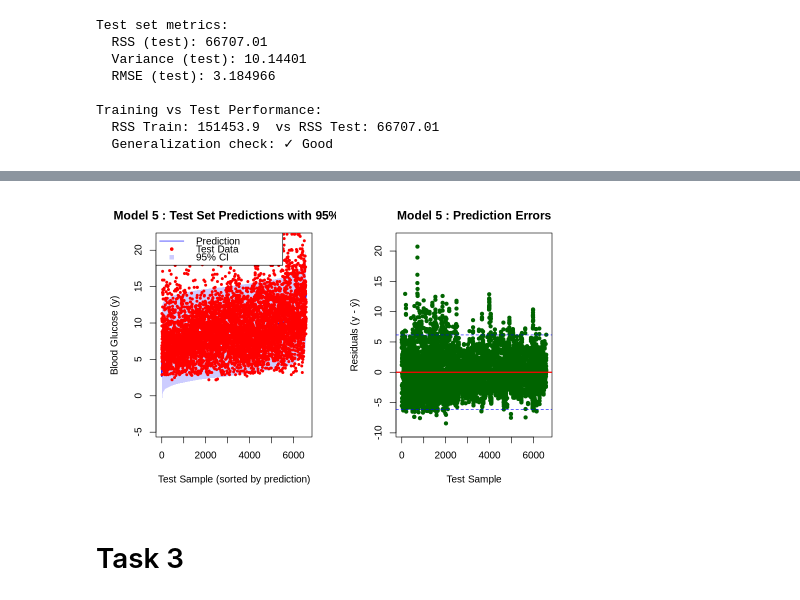
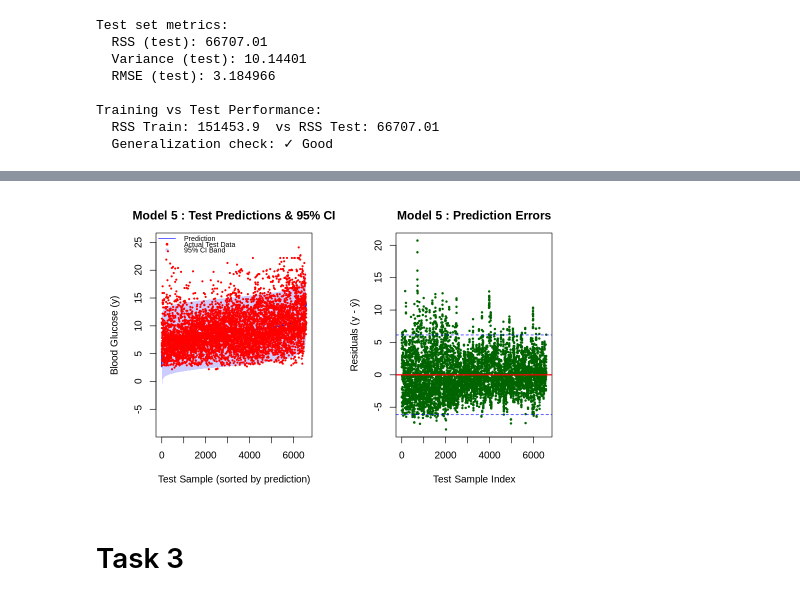
Before and after one commit to Rbimochan/Modeling-blood-glucose-, a Jupyter notebook: R-code/FINAL-Project.ipynb, the cells around one changed output, grey strips where cells are left out. Cells and saved outputs as stored; diff of their text form; code cells hidden in the pictures.

```diff
--- a/R-code/FINAL-Project.ipynb
+++ b/R-code/FINAL-Project.ipynb
@@ -468,39 +541,37 @@ Variables created: y_pred_1..5 and residuals_1..5
 # ==============================================================================
 
 # --- 1. Calculate RSS ---
-# We calculate RSS for each model and store in a vector.
-# Also assigning to individual variables (RSS_1, RSS_2...) as requested.
-rss_values <- numeric(length(models))
+# Using 'analysis_collection' as defined in previous cells
+rss_values <- numeric(length(analysis_collection))
 
-for (i in seq_along(models)) {
+for (i in seq_along(analysis_collection)) {
   # Calculate RSS: Sum of squared residuals
-  current_rss <- sum(residuals(models[[i]])^2)
+  current_rss <- sum(residuals(analysis_collection[[i]])^2)
   rss_values[i] <- current_rss
 
-  # Backward compatibility variables
+  # Backward compatibility variables (RSS_1, RSS_2, etc.)
   assign(paste0("RSS_", i), current_rss)
 }
 
 # --- 2. Display RSS Results ---
 cat("\n--- Residual Sum of Squares (RSS) ---\n")
 for (i in seq_along(rss_values)) {
-  # Improve readability with comma separation for large numbers
   formatted_rss <- format(rss_values[i], scientific = TRUE, big.mark = ",")
   cat(sprintf("RSS for Model %d: %s\n", i, formatted_rss))
 }
 
 # --- 3. Visualize RSS Comparison ---
 options(repr.plot.width = 8, repr.plot.height = 5)
-barplot(rss_values,
+bp <- barplot(rss_values,
         names.arg = paste("Model", 1:5),
         main = "RSS Comparison (Lower is Better)",
         ylab = "Residual Sum of Squares",
         col = "#69b3a2",
         border = NA,
-        ylim = c(0, max(rss_values) * 1.1)) # Add headroom for labels
+        ylim = c(0, max(rss_values) * 1.2))
 
 # Add value labels on top of bars for clarity
-text(x = seq(0.7, 5.5, length.out = 5),
+text(x = bp,
      y = rss_values,
      labels = round(rss_values, 0),
      pos = 3,
@@ -1019,43 +1154,53 @@ Coverage percentage: 94.997 %
 # %%
+# ==============================================================================
+# SECTION 2.9.4: FINAL VISUAL VALIDATION (ACTUAL VS. PREDICTED)
+# ==============================================================================
+
+# Set plotting layout: side-by-side plots
 par(mfrow=c(1, 2), mar=c(5, 5, 3, 2))
 
+# 1. Prepare sorted data for a cleaner visualization
 sort_idx <- order(y_pred_test)
 y_pred_sorted <- y_pred_test[sort_idx]
-y_test_sorted <- y_test[sort_idx]
-CI_lower_sorted <- CI_lower[sort_idx]
-CI_upper_sorted <- CI_upper[sort_idx]
+y_actual_sorted <- y_test_vec[sort_idx]  # Fixed variable name
+CI_inf_sorted <- CI_lower[sort_idx]
+CI_sup_sorted <- CI_upper[sort_idx]
 
+# --- PLOT 1: Prediction & 95% CI ---
 plot(1:length(y_pred_sorted), y_pred_sorted,
      type='l', col='blue', lwd=2,
-     main=paste('Model', recommended_model, ': Test Set Predictions with 95% CI'),
+     main=paste('Model', final_model_id, ': Test Predictions & 95% CI'),
      xlab='Test Sample (sorted by prediction)',
      ylab='Blood Glucose (y)',
-     ylim=c(min(CI_lower_sorted)-1, max(CI_upper_sorted)+1))
+     ylim=c(min(CI_inf_sorted)-5, max(CI_sup_sorted)+5))
 
+# Draw the Confidence Interval band
 polygon(c(1:length(y_pred_sorted), length(y_pred_sorted):1),
-        c(CI_lower_sorted, rev(CI_upper_sorted)),
+        c(CI_inf_sorted, rev(CI_sup_sorted)),
         col=rgb(0, 0, 1, 0.2), border=NA)
 
-points(1:length(y_test_sorted), y_test_sorted, col='red', pch=20, cex=0.8)
+# Add actual test data points
+points(1:length(y_actual_sorted), y_actual_sorted, col='red', pch=20, cex=0.5)
 
-legend('topleft', c('Prediction', 'Test Data', '95% CI'),
+legend('topleft', c('Prediction', 'Actual Test Data', '95% CI Band'),
        col=c('blue', 'red', rgb(0, 0, 1, 0.2)),
-       lty=c(1, NA, NA), pch=c(NA, 20, 15))
+       lty=c(1, NA, NA), pch=c(NA, 20, 15), cex=0.7, bty='n')
 
-grid(TRUE, col='gray')
+# --- PLOT 2: Out-of-Sample Residuals ---
+residuals_test <- y_test_vec - y_pred_test # Define test residuals
+plot(1:length(residuals_test), residuals_test,
+     col='darkgreen', pch=19, cex=0.4,
+     main=paste('Model', final_model_id, ': Prediction Errors'),
+     xlab='Test Sample Index', ylab='Residuals (y - ŷ)')
 
-plot(1:length(residuals_test), residuals_test,
-     col='darkgreen', pch=19, cex=0.8,
-     main=paste('Model', recommended_model, ': Prediction Errors'),
-     xlab='Test Sample', ylab='Residuals (y - ŷ)',
-     ylim=c(min(residuals_test)-1, max(residuals_test)+1))
+# Add reference lines for 0 error and critical bounds
+abline(h=0, col='red', lwd=2)
+abline(h=1.96*sqrt(var_train_val), col='blue', lwd=1, lty=2)
+abline(h=-1.96*sqrt(var_train_val), col='blue', lwd=1, lty=2)
 
-abline(h=0, col='red', lwd=2)
-abline(h=z_critical*mean(se_pred), col='blue', lwd=1, lty=2)
-abline(h=-z_critical*mean(se_pred), col='blue', lwd=1, lty=2)
-
-grid(TRUE, col='gray')
+# Reset layout
+par(mfrow=c(1, 1))
 # %% [output]
-[figure, old version]
+[figure, new version]
 # %% [markdown]
 # Task 3
```
Also changed, not shown: parts of 40 cells of this notebook, 35 other files.
